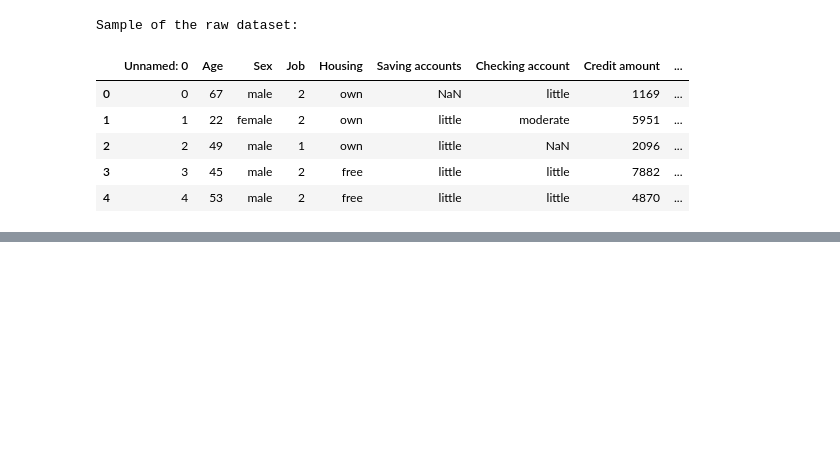
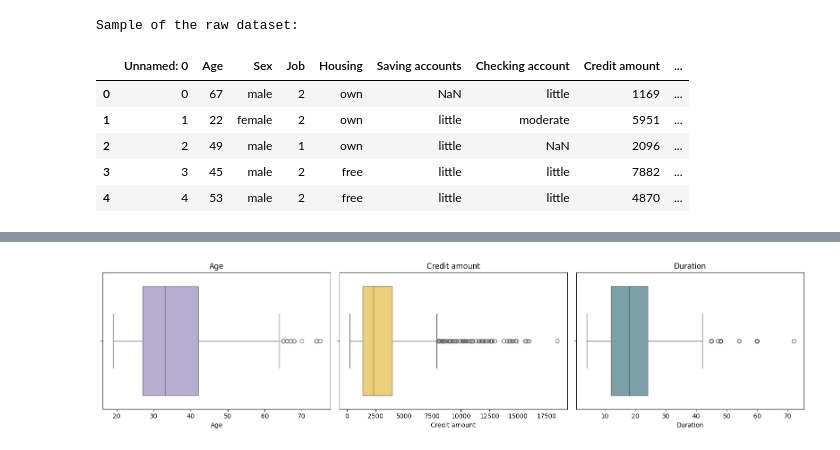
Before and after one commit to saraalmazroa/-IT326-DataMining-Project-, a Jupyter notebook: Phase1.ipynb, the cells around one changed output, grey strips where cells are left out. Saved outputs shown, nothing was run; the diff lists cells and outputs as text; code cells hidden in the pictures; blank space fills up the shorter version.

```diff
--- a/Phase1.ipynb
+++ b/Phase1.ipynb
@@ -172,0 +211,14 @@ Sample of the raw dataset:
+# %%
+# 2) Boxplot for each numeric column
+numeric_colums = ['Age', 'Credit amount', 'Duration']
+colors = ['#B4A7D6', '#FFD966', '#76A5AF']
+plt.figure(figsize=(16,4))
+for i, col in enumerate(numeric_colums, 1):
+  plt.subplot(1, 3, i)
+  sns.boxplot(x=df[col], color=colors[i-1])
+  plt.title(f'{col}')
+
+plt.tight_layout()
+plt.show()
+# %% [output]
+[figure, added]
```
Also changed, not shown: parts of 11 cells of this notebook.
